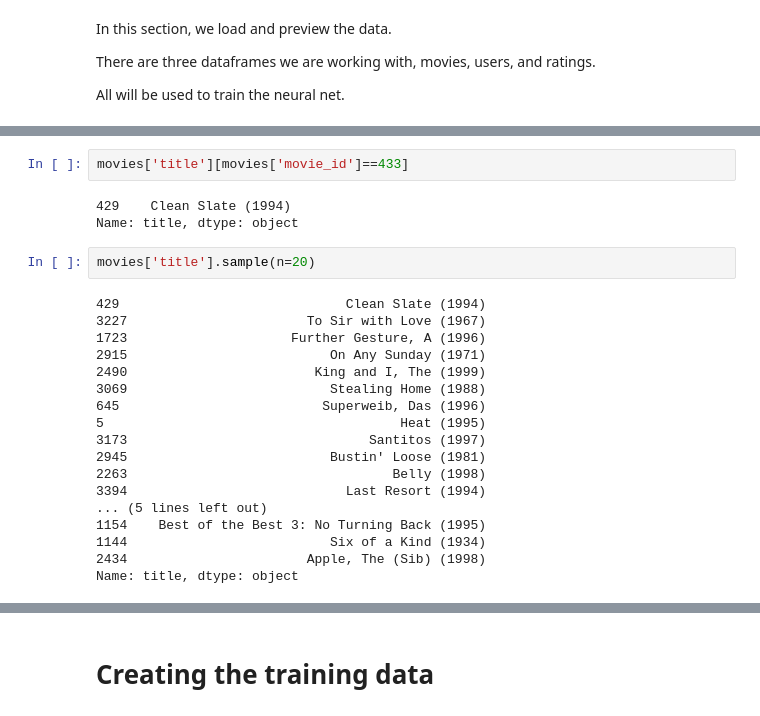
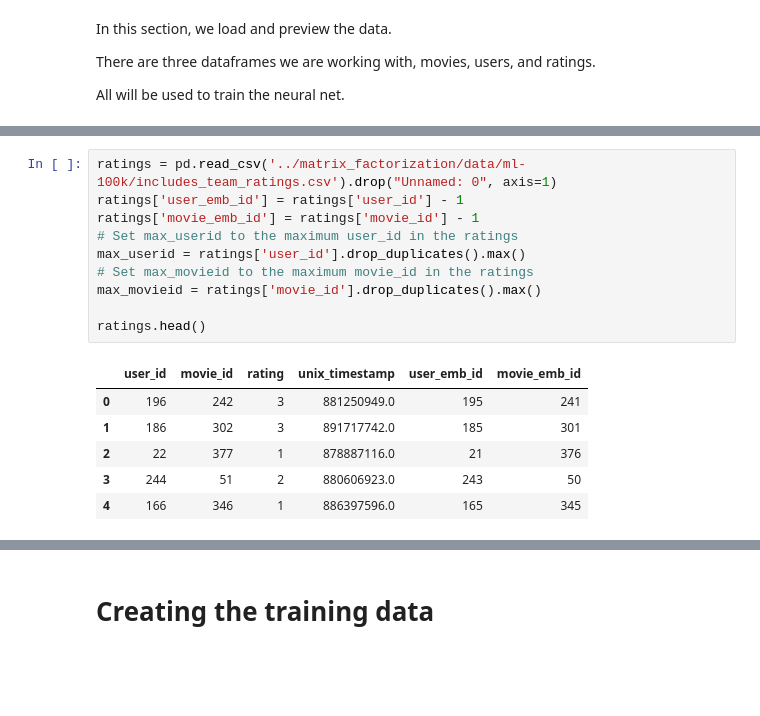
Before and after one commit to mkung8889/movie_app, a Jupyter notebook: deep_learning/deep_learning.ipynb, the cells around one changed output, grey strips where cells are left out. Drawn from its saved outputs; the diff is of its cells as text; blank space fills up the shorter version.

```diff
--- a/deep_learning/deep_learning.ipynb
+++ b/deep_learning/deep_learning.ipynb
@@ -69,25 +17,17 @@ movies.head(20)
-# %%
-movies['title'][movies['movie_id']==433]
-# %% [output]
-429    Clean Slate (1994)
-Name: title, dtype: object
-# %%
-movies['title'].sample(n=20)
-# %% [output]
-429                             Clean Slate (1994)
-3227                       To Sir with Love (1967)
-1723                     Further Gesture, A (1996)
-2915                          On Any Sunday (1971)
-2490                        King and I, The (1999)
-3069                          Stealing Home (1988)
-645                          Superweib, Das (1996)
-5                                      Heat (1995)
-3173                               Santitos (1997)
-2945                          Bustin' Loose (1981)
-2263                                  Belly (1998)
-3394                            Last Resort (1994)
-... (5 lines left out)
-1154    Best of the Best 3: No Turning Back (1995)
-1144                          Six of a Kind (1934)
-2434                       Apple, The (Sib) (1998)
-Name: title, dtype: object
+# %%
+ratings = pd.read_csv('../matrix_factorization/data/ml-100k/includes_team_ratings.csv').drop("Unnamed: 0", axis=1)
+ratings['user_emb_id'] = ratings['user_id'] - 1
+ratings['movie_emb_id'] = ratings['movie_id'] - 1
+# Set max_userid to the maximum user_id in the ratings
+max_userid = ratings['user_id'].drop_duplicates().max()
+# Set max_movieid to the maximum movie_id in the ratings
+max_movieid = ratings['movie_id'].drop_duplicates().max()
+
+ratings.head()
+# %% [output]
+|  | user_id | movie_id | rating | unix_timestamp | user_emb_id | movie_emb_id |
+| 0 | 196 | 242 | 3 | 881250949.0 | 195 | 241 |
+| 1 | 186 | 302 | 3 | 891717742.0 | 185 | 301 |
+| 2 | 22 | 377 | 1 | 878887116.0 | 21 | 376 |
+| 3 | 244 | 51 | 2 | 880606923.0 | 243 | 50 |
+| 4 | 166 | 346 | 1 | 886397596.0 | 165 | 345 |
```
Also changed, not shown: parts of 13 cells of this notebook, 3 other files.
